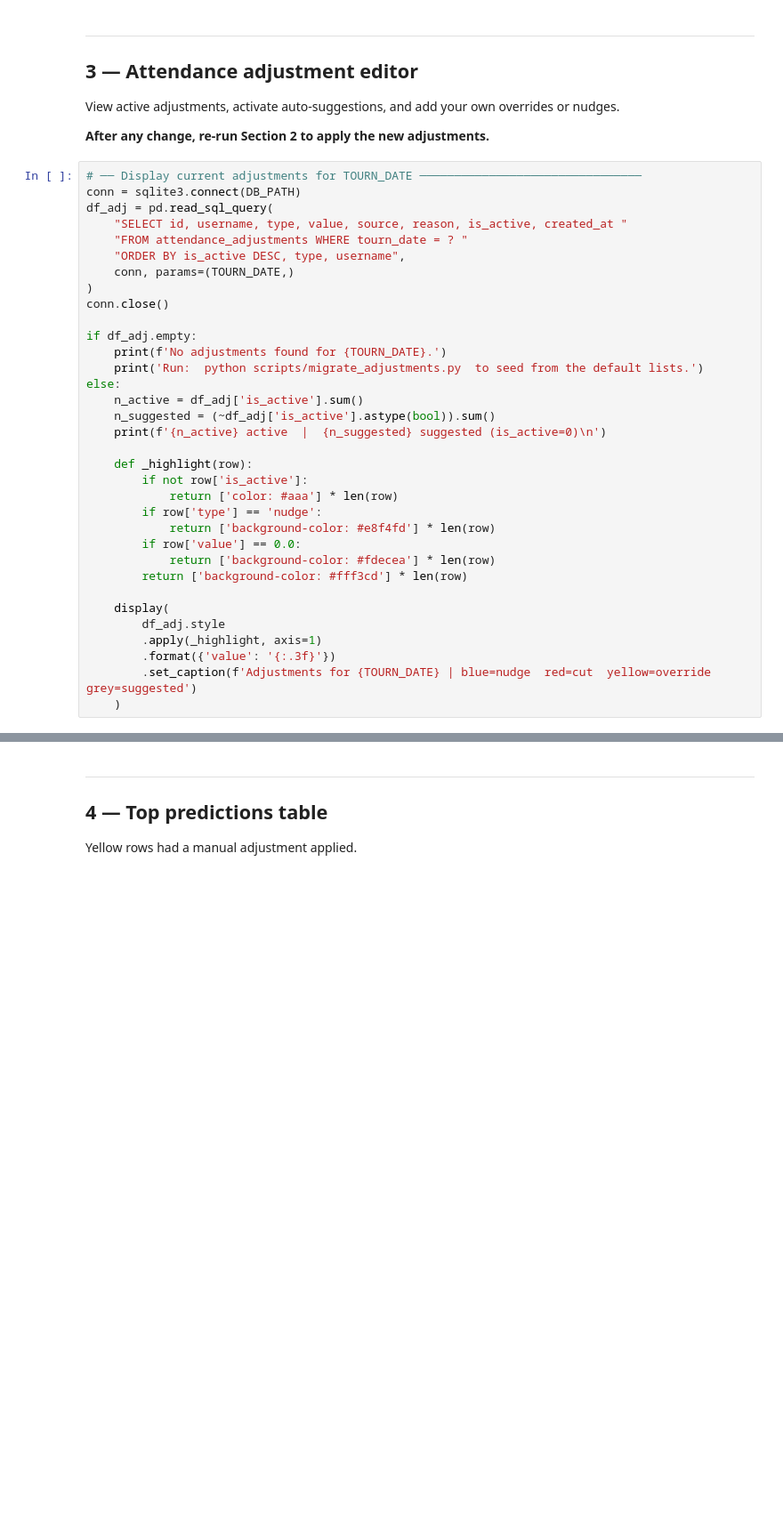
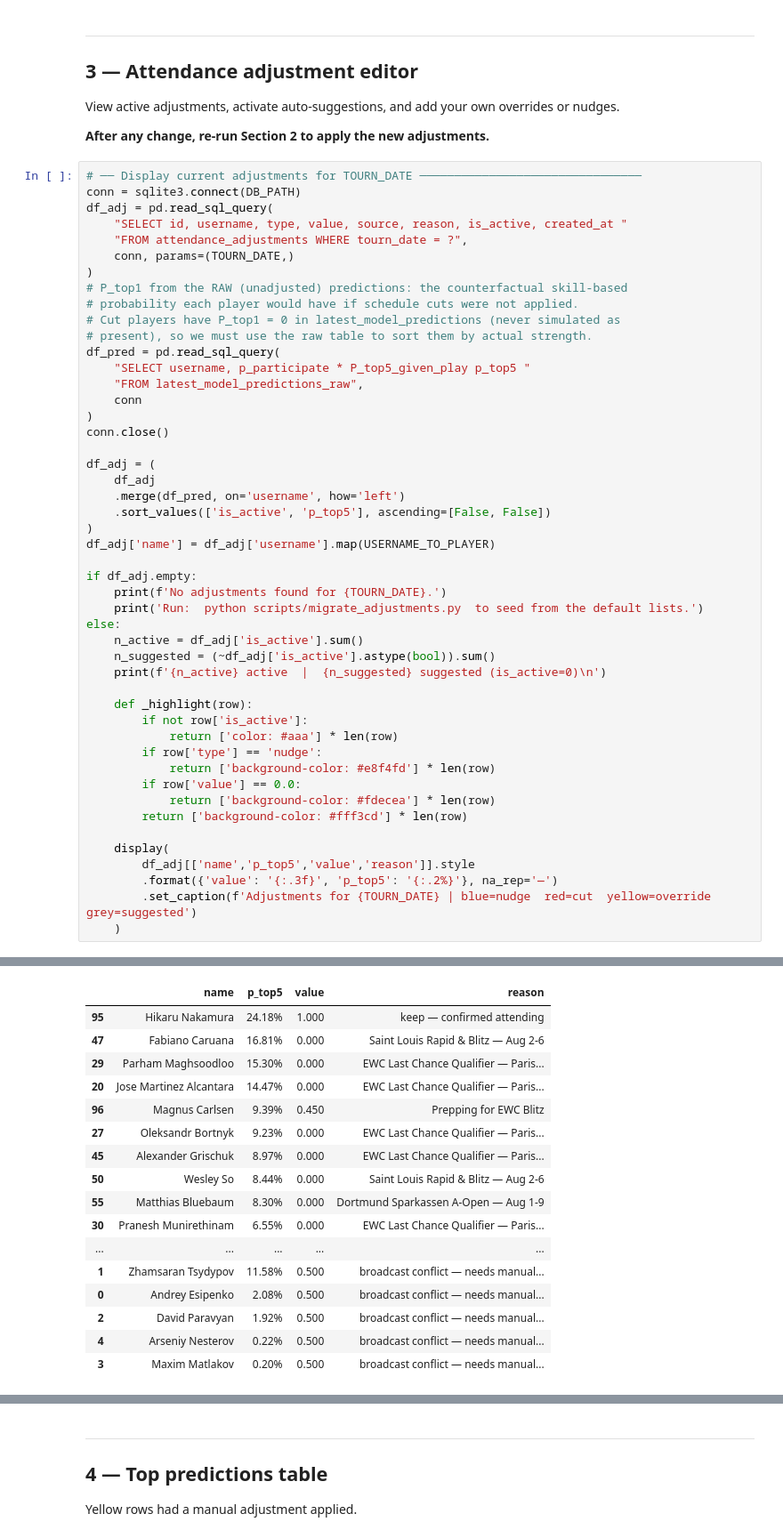
Before and after one commit to EvanMcCormick37/titled-tuesday-analysis, a Jupyter notebook: notebooks/command-center.ipynb, the cells around one changed output, grey strips where cells are left out. Shown at 89% size. Cells and saved outputs as stored; diff of their text form; blank space fills up the shorter version.

```diff
--- a/notebooks/command-center.ipynb
+++ b/notebooks/command-center.ipynb
@@ -80,11 +86,26 @@ View active adjustments, activate auto-suggestions, and add your own overrides o
 conn = sqlite3.connect(DB_PATH)
 df_adj = pd.read_sql_query(
     "SELECT id, username, type, value, source, reason, is_active, created_at "
-    "FROM attendance_adjustments WHERE tourn_date = ? "
-    "ORDER BY is_active DESC, type, username",
+    "FROM attendance_adjustments WHERE tourn_date = ?",
     conn, params=(TOURN_DATE,)
 )
+# P_top1 from the RAW (unadjusted) predictions: the counterfactual skill-based
+# probability each player would have if schedule cuts were not applied.
+# Cut players have P_top1 = 0 in latest_model_predictions (never simulated as
+# present), so we must use the raw table to sort them by actual strength.
+df_pred = pd.read_sql_query(
+    "SELECT username, p_participate * P_top5_given_play p_top5 "
+    "FROM latest_model_predictions_raw",
+    conn
+)
 conn.close()
+
+df_adj = (
+    df_adj
+    .merge(df_pred, on='username', how='left')
+    .sort_values(['is_active', 'p_top5'], ascending=[False, False])
+)
+df_adj['name'] = df_adj['username'].map(USERNAME_TO_PLAYER)
 
 if df_adj.empty:
     print(f'No adjustments found for {TOURN_DATE}.')
@@ -104,8 +125,8 @@ else:
         return ['background-color: #fff3cd'] * len(row)
 
     display(
-        df_adj.style
-        .apply(_highlight, axis=1)
-        .format({'value': '{:.3f}'})
+        df_adj[['name','p_top5','value','reason']].style
+        .format({'value': '{:.3f}', 'p_top5': '{:.2%}'}, na_rep='—')
         .set_caption(f'Adjustments for {TOURN_DATE} | blue=nudge  red=cut  yellow=override  grey=suggested')
     )
+# %% [output]
@@ -112,3 +135,20 @@ else:
+|  | name | p_top5 | value | reason |
+| 95 | Hikaru Nakamura | 24.18% | 1.000 | keep — confirmed attending |
+| 47 | Fabiano Caruana | 16.81% | 0.000 | Saint Louis Rapid & Blitz — Aug 2-6 |
+| 29 | Parham Maghsoodloo | 15.30% | 0.000 | EWC Last Chance Qualifier — Paris... |
+| 20 | Jose Martinez Alcantara | 14.47% | 0.000 | EWC Last Chance Qualifier — Paris... |
+| 96 | Magnus Carlsen | 9.39% | 0.450 | Prepping for EWC Blitz |
+| 27 | Oleksandr Bortnyk | 9.23% | 0.000 | EWC Last Chance Qualifier — Paris... |
+| 45 | Alexander Grischuk | 8.97% | 0.000 | EWC Last Chance Qualifier — Paris... |
+| 50 | Wesley So | 8.44% | 0.000 | Saint Louis Rapid & Blitz — Aug 2-6 |
+| 55 | Matthias Bluebaum | 8.30% | 0.000 | Dortmund Sparkassen A-Open — Aug 1-9 |
+| 30 | Pranesh Munirethinam | 6.55% | 0.000 | EWC Last Chance Qualifier — Paris... |
+| ... | ... | ... | ... | ... |
+| 1 | Zhamsaran Tsydypov | 11.58% | 0.500 | broadcast conflict — needs manual... |
+| 0 | Andrey Esipenko | 2.08% | 0.500 | broadcast conflict — needs manual... |
+| 2 | David Paravyan | 1.92% | 0.500 | broadcast conflict — needs manual... |
+| 4 | Arseniy Nesterov | 0.22% | 0.500 | broadcast conflict — needs manual... |
+| 3 | Maxim Matlakov | 0.20% | 0.500 | broadcast conflict — needs manual... |
 # %%
 # ── Helper functions — call these cells to manage adjustments ─────────────────
 
```
Also changed, not shown: parts of 16 cells of this notebook, 3 other files.
